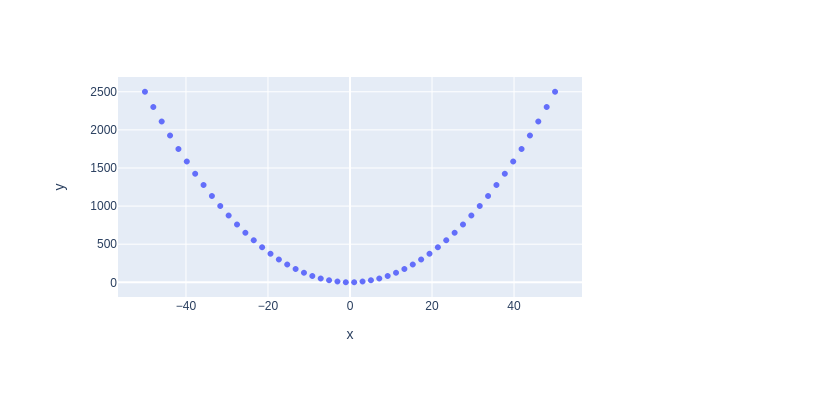
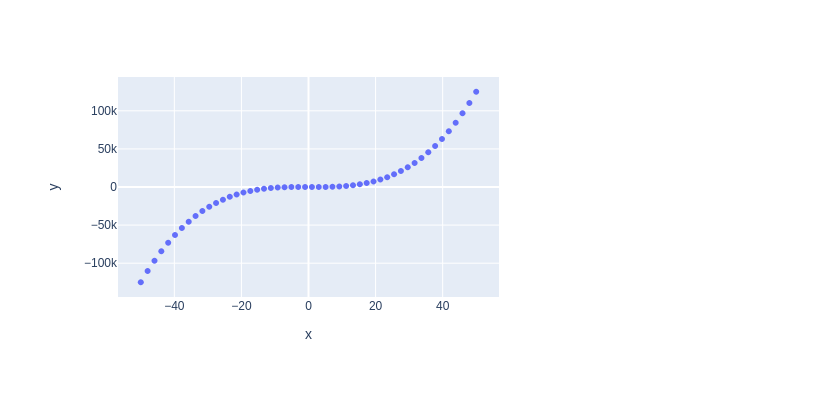
Before and after one commit to jpmaida/my-notebooks-repo, a Jupyter notebook: experiment1.ipynb, the cells around one changed output. Saved outputs shown, nothing was run; the diff lists cells and outputs as text; code cells hidden in the pictures.

```diff
--- a/experiment1.ipynb
+++ b/experiment1.ipynb
@@ -1,12 +1,12 @@
 # %%
 import numpy as np
 import plotly.express as px
 # x-axis data points
 x = np.linspace(start=-50, stop=50)
 # y-axis data points
-y = x ** 2
+y = x ** 3
 # define the plot
 fig = px.scatter(x=x, y=y)
 fig.show()
 # %% [output]
-[figure, old version]
+[figure, new version]
```
